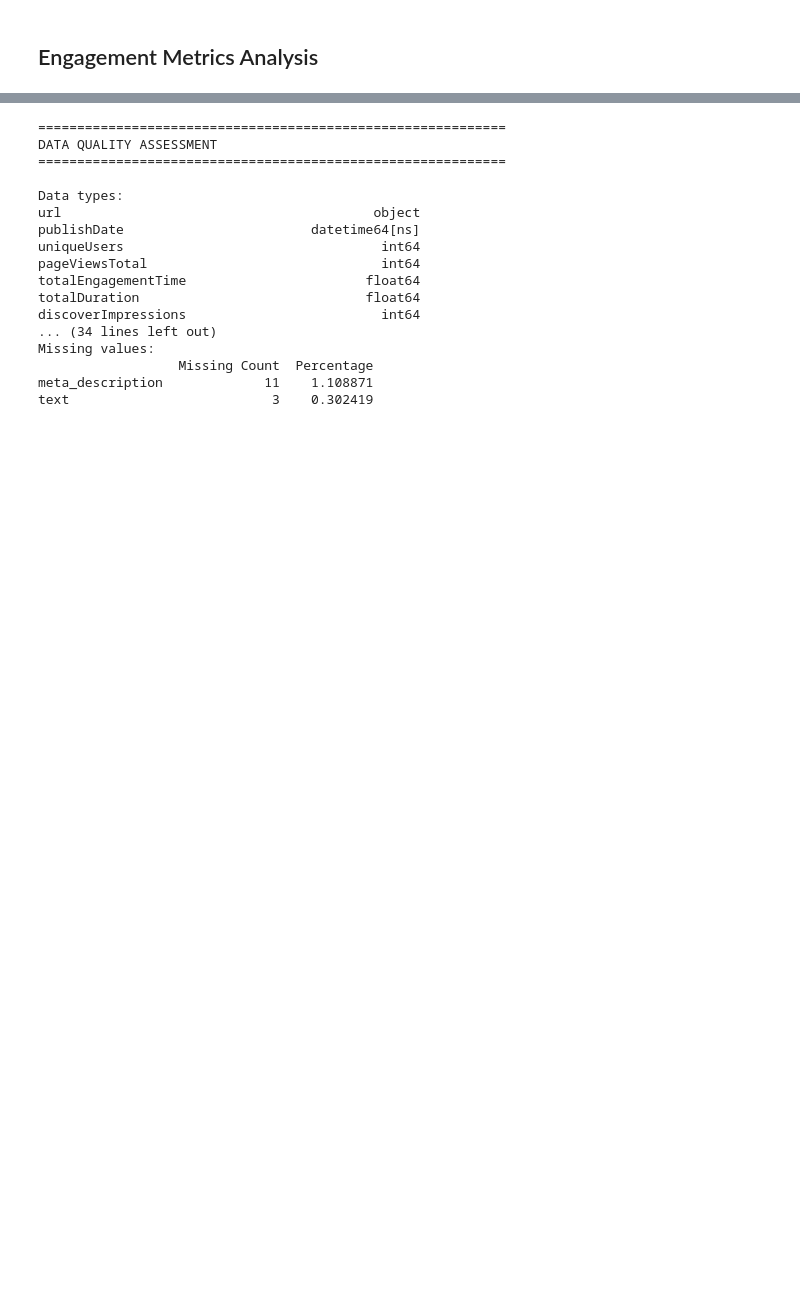
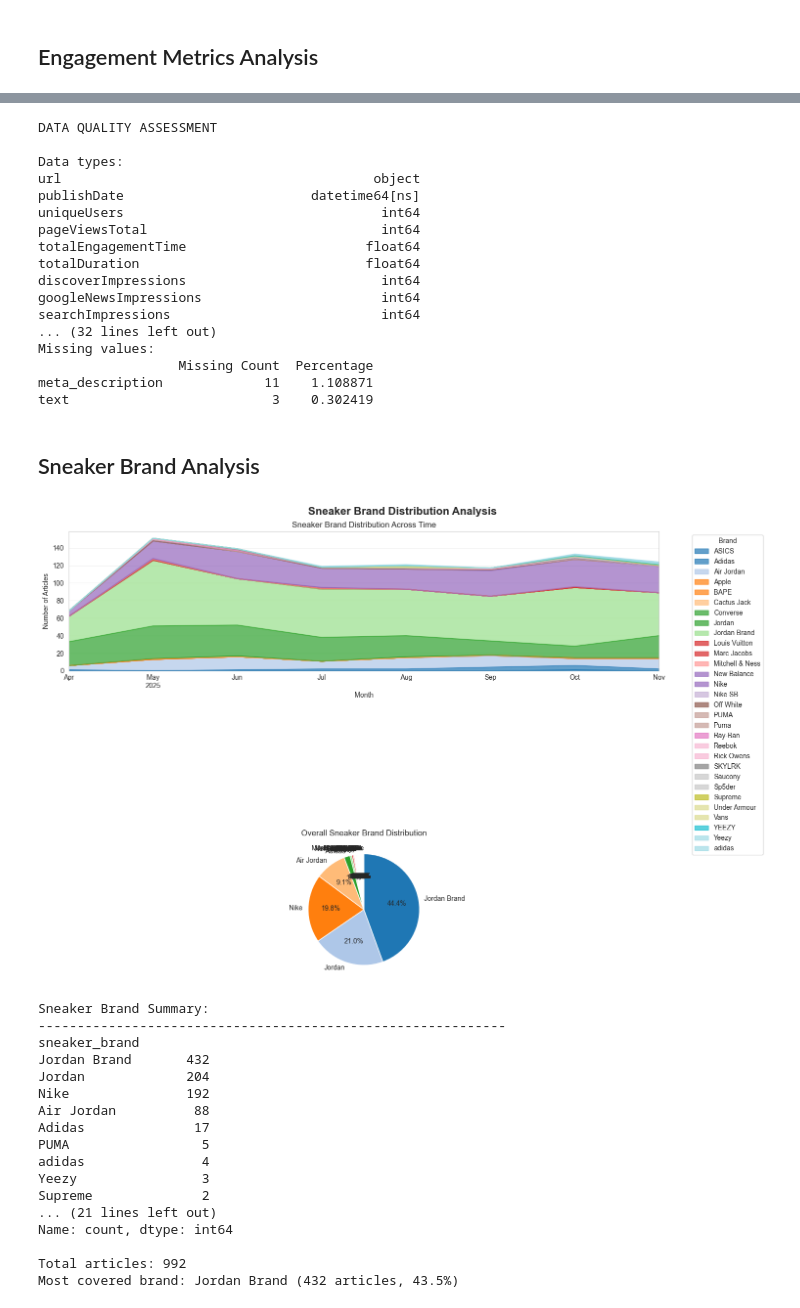
Before and after one commit to ArjunMash/hnn-textanalysis, a Jupyter notebook: src/models/EDA.ipynb, the cells around one changed output, grey strips where cells are left out. Drawn from its saved outputs; the diff is of its cells as text; code cells hidden in the pictures; blank space fills up the shorter version.

```diff
--- a/src/models/EDA.ipynb
+++ b/src/models/EDA.ipynb
@@ -349,9 +371,9 @@ Statistical Summary of Key Metrics:
 | description_length | 992.0 | 122.990927 | 16.128173 | 0.0 | 117.000000 | 125.000000 | 132.000000 | 1.560000e+02 |
 # %%
 # Data types and missing values
-print("=" * 60)
+
 print("DATA QUALITY ASSESSMENT")
-print("=" * 60)
+
 print("\nData types:")
 print(df.dtypes)
 print("\n" + "-" * 60)
@@ -364,9 +386,7 @@ missing_df = pd.DataFrame({
 }).sort_values('Percentage', ascending=False)
 print(missing_df)
 # %% [output]
-============================================================
 DATA QUALITY ASSESSMENT
-============================================================
 
 Data types:
 url                                        object
@@ -376,8 +396,67 @@ pageViewsTotal                              int64
 totalEngagementTime                       float64
 totalDuration                             float64
 discoverImpressions                         int64
-... (34 lines left out)
+googleNewsImpressions                       int64
+searchImpressions                           int64
+... (32 lines left out)
 Missing values:
                   Missing Count  Percentage
 meta_description             11    1.108871
 text                          3    0.302419
+# %% [markdown]
+## Sneaker Brand Analysis
+# %%
+# Load the processed dataset with sneaker brand, price, and article type columns
+df_processed = pd.read_csv('../../data/hnhh_processed.csv')
+df_processed['publishDate'] = pd.to_datetime(df_processed['publishDate'], errors='coerce')
+df_processed['month'] = df_processed['publishDate'].dt.to_period('M')
+
+# Distribution of sneaker brands across the year
+brand_by_month = df_processed.groupby(['month', 'sneaker_brand']).size().unstack(fill_value=0)
+
+fig, axes = plt.subplots(2, 1, figsize=(15, 10))
+fig.suptitle('Sneaker Brand Distribution Analysis', fontsize=16, fontweight='bold')
+
+# Stacked area chart
+brand_by_month.plot(kind='area', stacked=True, ax=axes[0], alpha=0.7, colormap='tab20')
+axes[0].set_title('Sneaker Brand Distribution Across Time')
+axes[0].set_xlabel('Month')
+axes[0].set_ylabel('Number of Articles')
+axes[0].legend(title='Brand', bbox_to_anchor=(1.05, 1), loc='upper left')
+axes[0].grid(True, alpha=0.3)
+
+# Overall brand distribution (pie chart)
+brand_counts = df_processed['sneaker_brand'].value_counts()
+colors = plt.cm.tab20(range(len(brand_counts)))
+axes[1].pie(brand_counts.values, labels=brand_counts.index, autopct='%1.1f%%',
+            startangle=90, counterclock=False, colors=colors)
+axes[1].set_title('Overall Sneaker Brand Distribution')
+
+plt.tight_layout()
+plt.show()
+
+# Print summary statistics
+print("\nSneaker Brand Summary:")
+print("-" * 60)
+print(brand_counts)
+print(f"\nTotal articles: {len(df_processed)}")
+print(f"Most covered brand: {brand_counts.index[0]} ({brand_counts.iloc[0]} articles, {brand_counts.iloc[0]/len(df_processed)*100:.1f}%)")
+# %% [output]
+[figure, added]
+Sneaker Brand Summary:
+------------------------------------------------------------
+sneaker_brand
+Jordan Brand       432
+Jordan             204
+Nike               192
+Air Jordan          88
+Adidas              17
+PUMA                 5
+adidas               4
+Yeezy                3
+Supreme              2
+... (21 lines left out)
+Name: count, dtype: int64
+
+Total articles: 992
+Most covered brand: Jordan Brand (432 articles, 43.5%)
```
Also changed, not shown: parts of 13 cells of this notebook, 16 other files.
